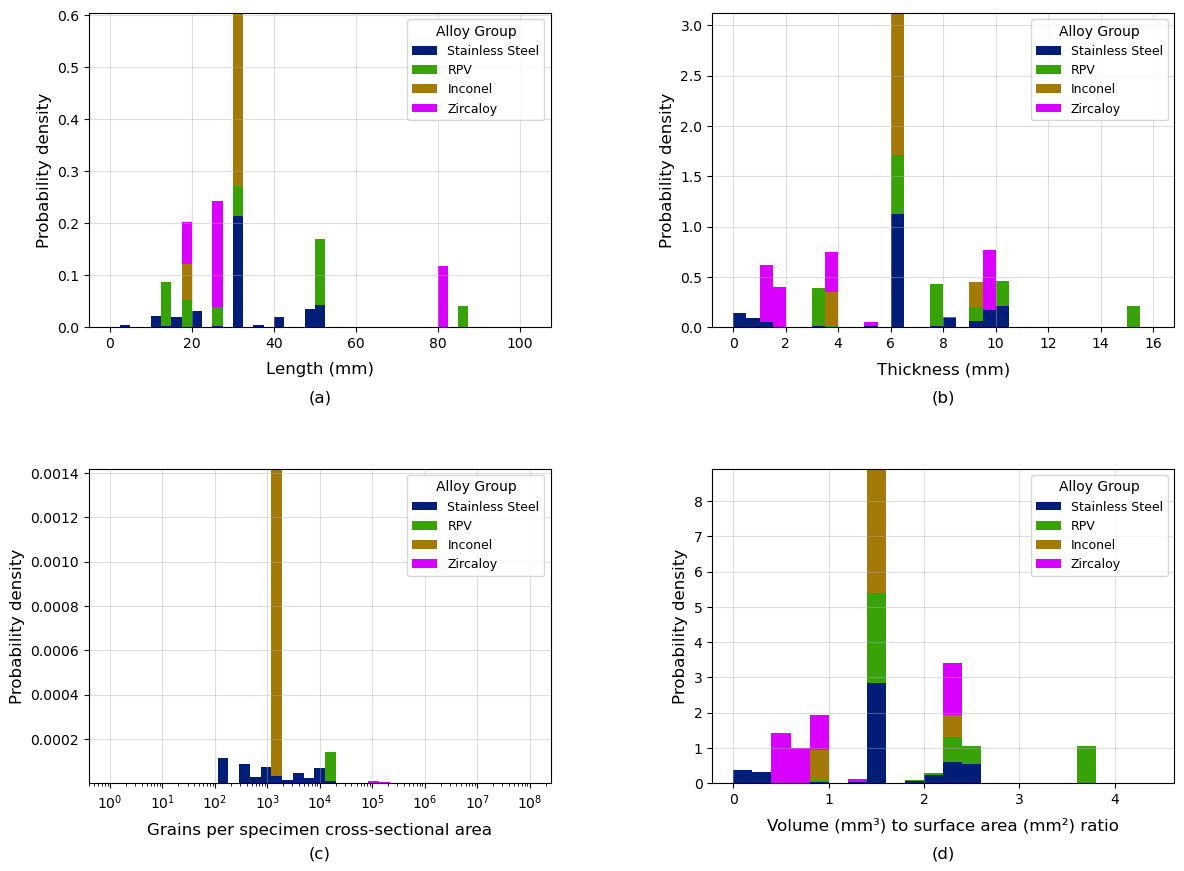
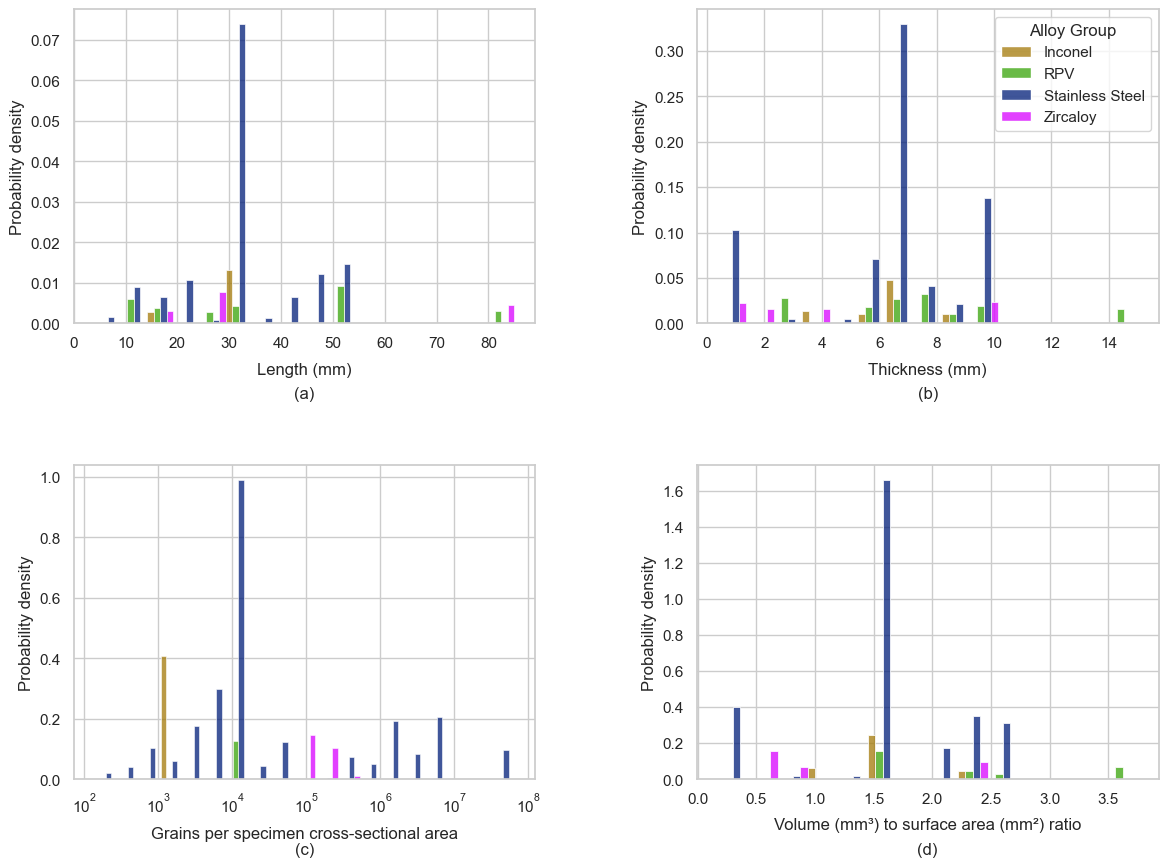
The change to this notebook cell's code, shown as a diff; its figure went from the first image to the second:
--- before
+++ after
@@ -20,70 +20,51 @@
 df['VS_ratio']    = df.apply(vs_ratio, axis=1)
 
-def stacked_density_hist(ax, df_in, col, alloy_groups, group_colors, bins):
-    """Per-group normalised density bars stacked on top of each other."""
-    bin_widths = np.diff(bins)
-    bottoms = np.zeros(len(bins) - 1)
-    for group in alloy_groups:
-        data = df_in[df_in['Alloy Group'] == group][col].dropna().values
-        if len(data) > 1:
-            counts, _ = np.histogram(data, bins=bins)
-            density = counts / (len(data) * bin_widths)
-            ax.bar(bins[:-1], density, width=bin_widths, bottom=bottoms,
-                   label=group, color=group_colors[group], align='edge', edgecolor='none')
-            bottoms += density
-
 fig6, axes6 = plt.subplots(2, 2, figsize=(14, 10))
 fig6.subplots_adjust(hspace=0.45, wspace=0.35)
 
-# (a) Gage length — stacked per-group density
+# (a) Length
 ax = axes6[0, 0]
-stacked_density_hist(ax, df, 'Length (mm)', alloy_groups, group_colors,
-                     np.arange(0, 105, 2.5))
+df_len = df[['Alloy Group', 'Length (mm)']].dropna(subset=['Length (mm)'])
+sns.histplot(data=df_len, x='Length (mm)', hue='Alloy Group',
+             hue_order=hue_order, palette=group_colors,
+             stat='density', multiple='dodge', binwidth=5,
+             ax=ax, legend=False)
 ax.set_xlabel('Length (mm)', fontsize=12, labelpad=8)
 ax.set_ylabel('Probability density', fontsize=12)
-ax.legend(title='Alloy Group', fontsize=9, frameon=True)
-ax.grid(alpha=0.4)
 ax.text(0.5, -0.20, '(a)', transform=ax.transAxes, ha='center', va='top', fontsize=12)
 
-# (b) Thickness — stacked per-group density
+# (b) Thickness — legend here only
 ax = axes6[0, 1]
-stacked_density_hist(ax, df, 'Thickness (mm)', alloy_groups, group_colors,
-                     np.arange(0, 16.5, 0.5))
+df_thk = df[['Alloy Group', 'Thickness (mm)']].dropna(subset=['Thickness (mm)'])
+sns.histplot(data=df_thk, x='Thickness (mm)', hue='Alloy Group',
+             hue_order=hue_order, palette=group_colors,
+             stat='density', multiple='dodge', binwidth=1,
+             ax=ax, legend=True)
 ax.set_xlabel('Thickness (mm)', fontsize=12, labelpad=8)
 ax.set_ylabel('Probability density', fontsize=12)
-ax.legend(title='Alloy Group', fontsize=9, frameon=True)
-ax.grid(alpha=0.4)
+ax.get_legend().set_title('Alloy Group')
 ax.text(0.5, -0.20, '(b)', transform=ax.transAxes, ha='center', va='top', fontsize=12)
 
-# (c) Grains per cross-sectional area — log x-axis, stacked per-group density
+# (c) Grains per cross-sectional area — log scale
 ax = axes6[1, 0]
-df_n = df.dropna(subset=['n_grains'])
-df_n = df_n[df_n['n_grains'] > 0]
-bins_log = np.logspace(0, 8, 40)
-bin_widths_log = np.diff(bins_log)
-bottoms_log = np.zeros(len(bins_log) - 1)
-for group in alloy_groups:
-    data = df_n[df_n['Alloy Group'] == group]['n_grains'].dropna().values
-    if len(data) > 1:
-        counts, _ = np.histogram(data, bins=bins_log)
-        density = counts / (len(data) * bin_widths_log)
-        ax.bar(bins_log[:-1], density, width=bin_widths_log, bottom=bottoms_log,
-               label=group, color=group_colors[group], align='edge', edgecolor='none')
-        bottoms_log += density
-ax.set_xscale('log')
+df_ng = df.dropna(subset=['n_grains'])
+df_ng = df_ng[df_ng['n_grains'] > 0][['Alloy Group', 'n_grains']]
+sns.histplot(data=df_ng, x='n_grains', hue='Alloy Group',
+             hue_order=hue_order, palette=group_colors,
+             stat='density', multiple='dodge', log_scale=True,
+             ax=ax, legend=False)
 ax.set_xlabel('Grains per specimen cross-sectional area', fontsize=12, labelpad=8)
 ax.set_ylabel('Probability density', fontsize=12)
-ax.legend(title='Alloy Group', fontsize=9, frameon=True)
-ax.grid(alpha=0.4)
 ax.text(0.5, -0.20, '(c)', transform=ax.transAxes, ha='center', va='top', fontsize=12)
 
-# (d) Volume-to-surface ratio — stacked per-group density
+# (d) Volume-to-surface area ratio
 ax = axes6[1, 1]
-stacked_density_hist(ax, df, 'VS_ratio', alloy_groups, group_colors,
-                     np.arange(0, 4.6, 0.2))
-ax.set_xlabel('Volume (mm\u00b3) to surface area (mm\u00b2) ratio', fontsize=12, labelpad=8)
+df_vs = df[['Alloy Group', 'VS_ratio']].dropna(subset=['VS_ratio'])
+sns.histplot(data=df_vs, x='VS_ratio', hue='Alloy Group',
+             hue_order=hue_order, palette=group_colors,
+             stat='density', multiple='dodge', binwidth=0.25,
+             ax=ax, legend=False)
+ax.set_xlabel('Volume (mm³) to surface area (mm²) ratio', fontsize=12, labelpad=8)
 ax.set_ylabel('Probability density', fontsize=12)
-ax.legend(title='Alloy Group', fontsize=9, frameon=True)
-ax.grid(alpha=0.4)
 ax.text(0.5, -0.20, '(d)', transform=ax.transAxes, ha='center', va='top', fontsize=12)
 

Commit: Add files via upload